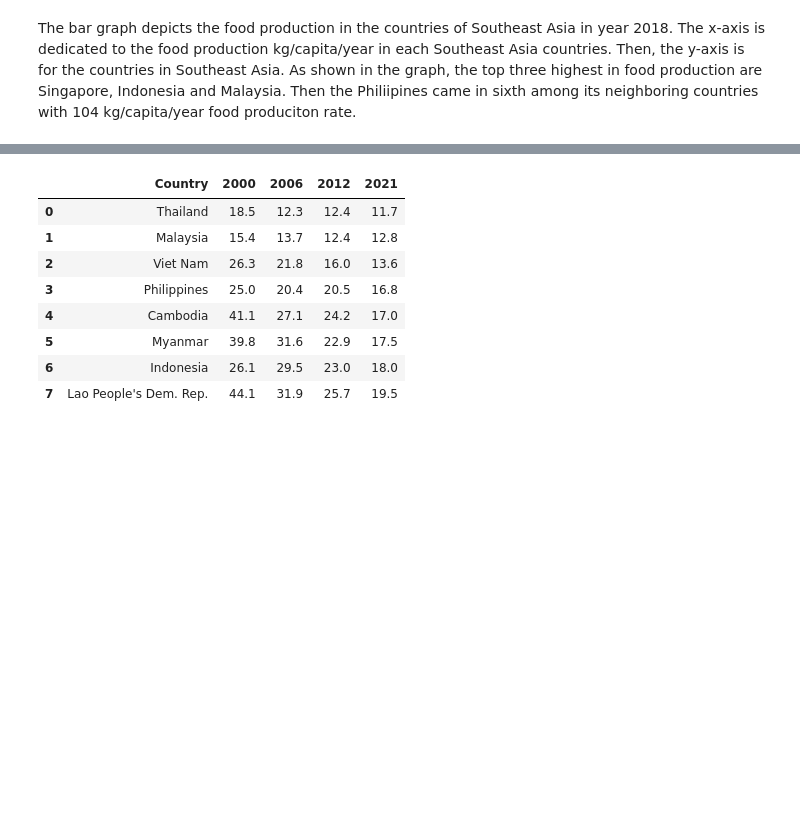
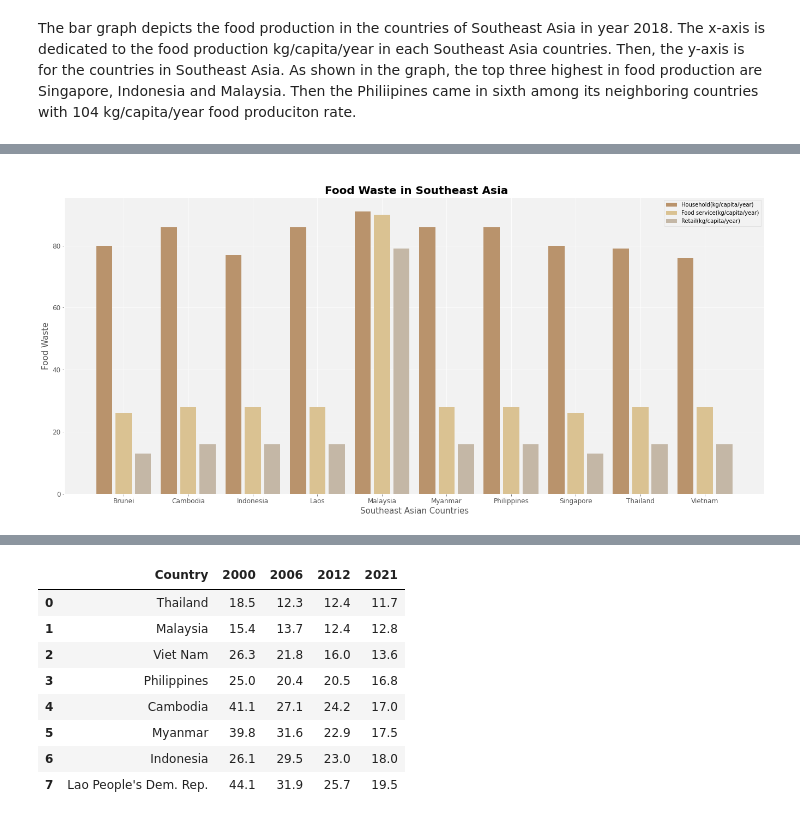
Before and after one commit to renzcarlo24/ITBA-3207-Team-Big-Bytes, a Jupyter notebook: Data Visualization.ipynb, the cells around one changed output, grey strips where cells are left out. Cells and saved outputs as stored; diff of their text form; code cells hidden in the pictures; blank space fills up the shorter version.

```diff
--- a/Data Visualization.ipynb
+++ b/Data Visualization.ipynb
@@ -59,0 +64,4 @@ The bar graph depicts the food production in the countries of Southeast Asia in
+# %%
+url = 'https://raw.githubusercontent.com/renzcarlo24/ITBA-3207-Team-Big-Bytes/main/Datasets/FoodWaste.csv'
+fw = pd.read_csv(url)
+fw
@@ -59,0 +80,32 @@ The bar graph depicts the food production in the countries of Southeast Asia in
+# %%
+#getting all values from the dataframe/csv
+Country = fw["Country"]
+Household = fw["Household(kg/capita/year)"]
+Food_service = fw["Food service(kg/capita/year)"]
+Retail = fw["Retail(kg/capita/year)"]
+
+#size of the bar graph
+fw = plt.figure()
+fw.set_figwidth(23)
+fw.set_figheight(10)
+plt.rcParams['axes.facecolor'] = '#F2F2F2'
+
+#Setting labels
+plt.ylabel("Food Waste" , fontsize=15)
+plt.xlabel("Southeast Asian Countries", fontsize=15)
+plt.title("\n Food Waste in Southeast Asia",  fontweight="bold" , fontsize=20)
+
+#creating visualizations
+xpos = np.arange(len(Country))
+widthSize=0.25
+plt.bar(xpos, Household, color="#b9936c", width = widthSize, label='Household(kg/capita/year)')
+plt.bar(xpos+0.3, Food_service, color="#dac292", width = widthSize, label='Food service(kg/capita/year)')
+plt.bar(xpos+0.6, Retail, color="#c4b7a6", width = widthSize, label='Retail(kg/capita/year)')
+plt.xticks(xpos+0.3, ('Brunei', 'Cambodia', 'Indonesia', 'Laos','Malaysia','Myanmar', 'Philippines', 'Singapore', 'Thailand','Vietnam'), fontsize=12)
+plt.yticks(fontsize=12)
+plt.legend()
+#Saving visualizations in TIFF file with 300 dpi
+plt.savefig('FoodProduction.tiff', transparent=True, dpi=300)
+plt.show()
+# %% [output]
+[figure, added]
```
Also changed, not shown: parts of 12 cells of this notebook.
